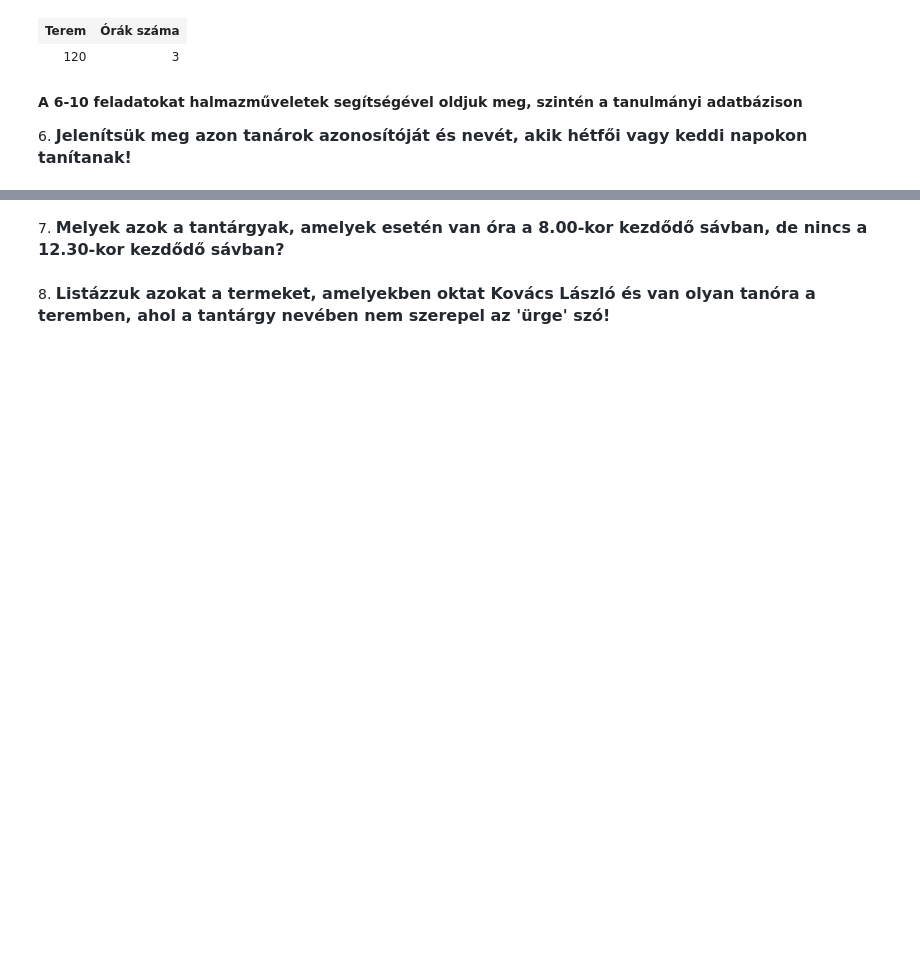
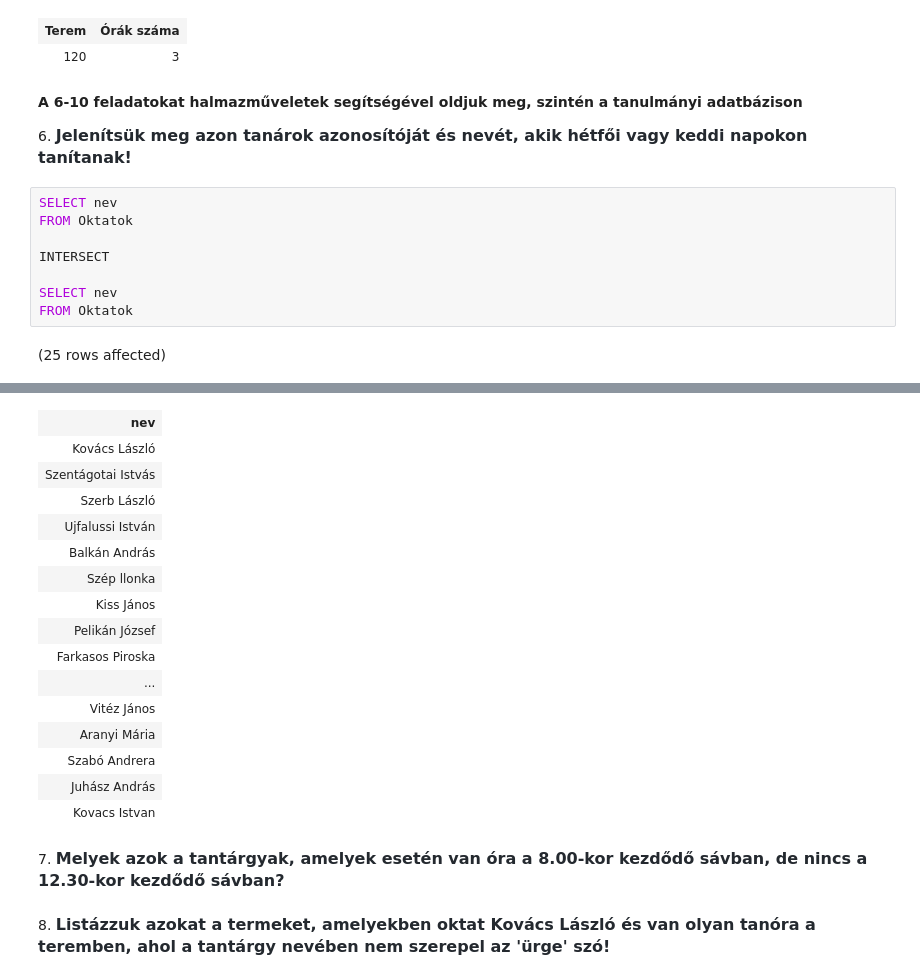
Before and after one commit to csokibalazs/SQLGyak, a Jupyter notebook: gyakorlat03_feladatok.ipynb, the cells around one changed output, grey strips where cells are left out. Drawn from its saved outputs; the diff is of its cells as text; blank space fills up the shorter version.

```diff
--- a/gyakorlat03_feladatok.ipynb
+++ b/gyakorlat03_feladatok.ipynb
@@ -108,3 +108,13 @@ Total execution time: 00:00:00.010
 **A 6-10 feladatokat halmazműveletek segítségével oldjuk meg, szintén a tanulmányi adatbázison**
 
 6. <span style="background-color:rgb(255, 255, 255);color:rgb(36, 41, 47);font-family:-apple-system, BlinkMacSystemFont, &quot;Segoe UI&quot;, Helvetica, Arial, sans-serif, &quot;Apple Color Emoji&quot;, &quot;Segoe UI Emoji&quot;;font-size:16px;font-weight:600;">Jelenítsük meg azon tanárok azonosítóját és nevét, akik hétfői vagy keddi napokon tanítanak!</span>
+# %%
+SELECT nev
+FROM Oktatok
+
+INTERSECT
+
+SELECT nev
+FROM Oktatok
+# %% [output]
+(25 rows affected)
@@ -111,3 +122,19 @@ Total execution time: 00:00:00.010
+| nev |
+| Kovács László |
+| Szentágotai Istvás |
+| Szerb László |
+| Ujfalussi István |
+| Balkán András |
+| Szép llonka |
+| Kiss János |
+| Pelikán József |
+| Farkasos Piroska |
+| ... |
+| Vitéz János |
+| Aranyi Mária |
+| Szabó Andrera |
+| Juhász András |
+| Kovacs Istvan |
 # %% [markdown]
 7. <span style="background-color: rgb(255, 255, 255); color: rgb(36, 41, 47); font-family: -apple-system, BlinkMacSystemFont, &quot;Segoe UI&quot;, Helvetica, Arial, sans-serif, &quot;Apple Color Emoji&quot;, &quot;Segoe UI Emoji&quot;; font-size: 16px; font-weight: 600;">Melyek azok a tantárgyak, amelyek esetén van óra a 8.00-kor kezdődő sávban, de nincs a 12.30-kor kezdődő sávban?</span>
 # %% [markdown]
```
Also changed, not shown: parts of 3 cells of this notebook.
